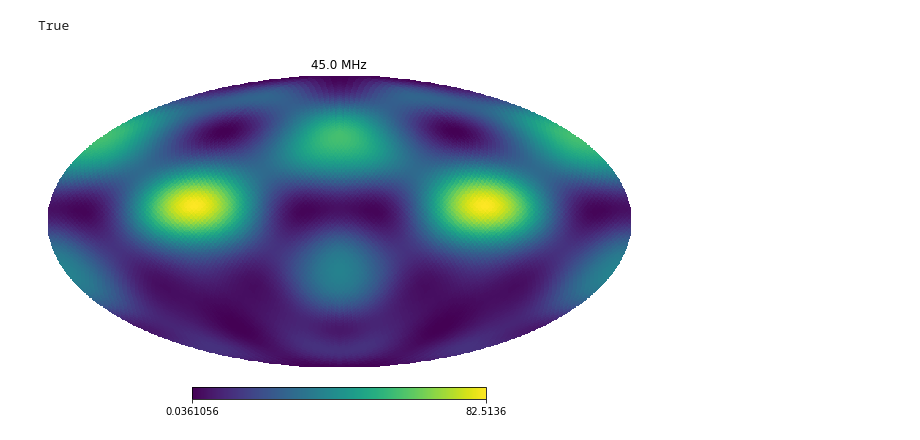
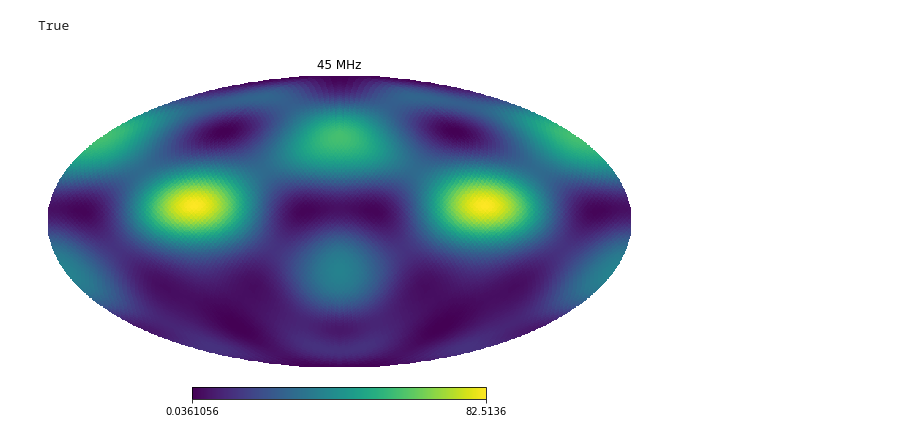
Before and after one commit to christianhbye/lusee_sky_simulations, a Jupyter notebook: notebooks/visualize_beams.ipynb, the cells around one changed output. Saved outputs shown, nothing was run; the diff lists cells and outputs as text; code cells hidden in the pictures.

```diff
--- a/notebooks/visualize_beams.ipynb
+++ b/notebooks/visualize_beams.ipynb
@@ -63,7 +63,7 @@ plt.show()
 ## Initialize UVBeam object
 # %%
 uvb_path = "../luseesky/uvbeams/003/"
-uvb_fname = fname[:-len("fits")] + ".uvbeam"
+uvb_fname = fname[:-len(".fits")] + ".uvbeam"
 
 DELETE = True
 
@@ -105,12 +105,12 @@ print(np.allclose(beam.power**2, uvb.data_array[0, 0, 0]))
 True
 # %%
 uvb.to_healpix()
-# %%
-freq = 45
-find = np.argmin(np.abs(uvb.freq_array[0] - freq))
-hp.mollview(uvb.data_array[0, 0, 0, find], title=f"{uvb.freq_array[0, find]} MHz")
-# %% [output]
-[figure, removed]
+# %%
+freq = 45
+find = np.argmin(np.abs(uvb.freq_array[0] - freq))
+hp.mollview(uvb.data_array[0, 0, 0, find], title="{:.0f} MHz".format(uvb.freq_array[0, find]))
+# %% [output]
+[figure, added]
 # %%
 try:
     uvb.write_beamfits(uvb_path + uvb_fname, clobber=False)
```
Also changed, not shown: 1 other file.
